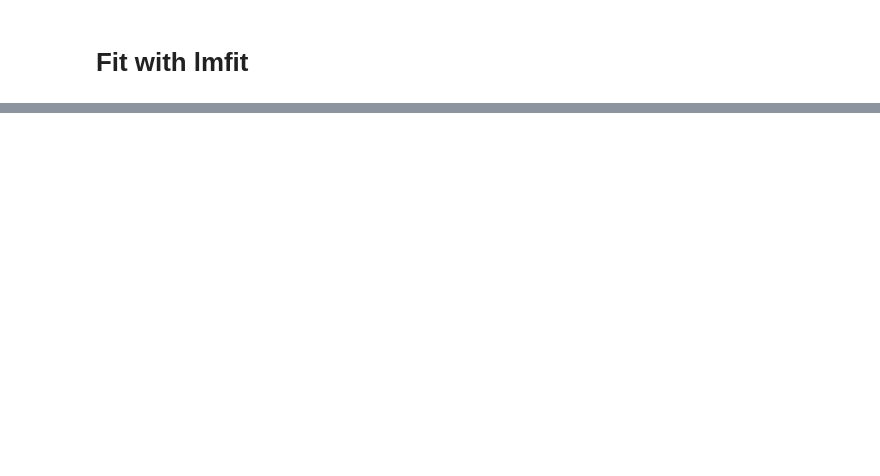
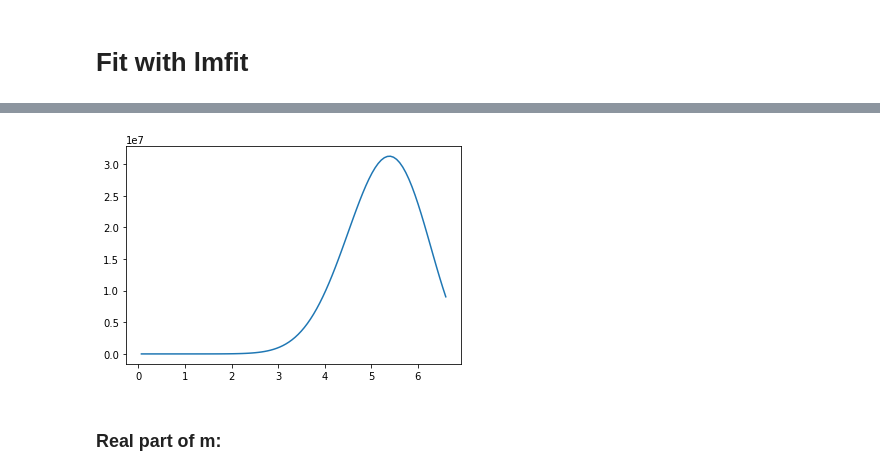
Before and after one commit to ralex0/holoinfer, a Jupyter notebook: modelfit.ipynb, the cells around one changed output, grey strips where cells are left out. Saved outputs shown, nothing was run; the diff lists cells and outputs as text; code cells hidden in the pictures; blank space fills up the shorter version.

```diff
--- a/modelfit.ipynb
+++ b/modelfit.ipynb
@@ -147,0 +187,7 @@ out.params['x'].value / pixel_size
+# %%
+plt.plot(r_vals, chisq_r)
+plt.show()
+# %% [output]
+[figure, added]
+# %% [markdown]
+### Real part of m:
```
Also changed, not shown: parts of 38 cells of this notebook.
